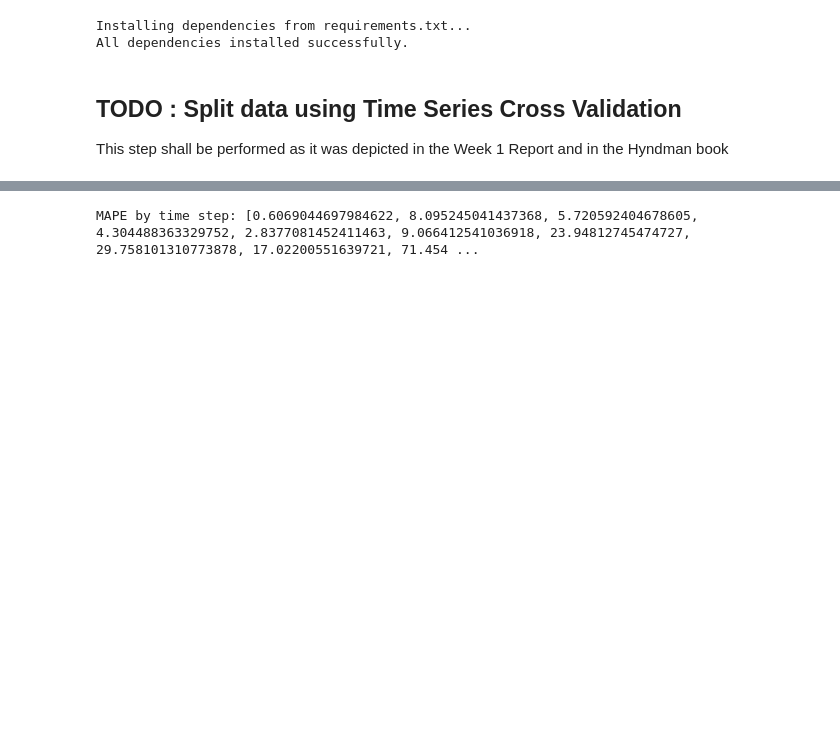
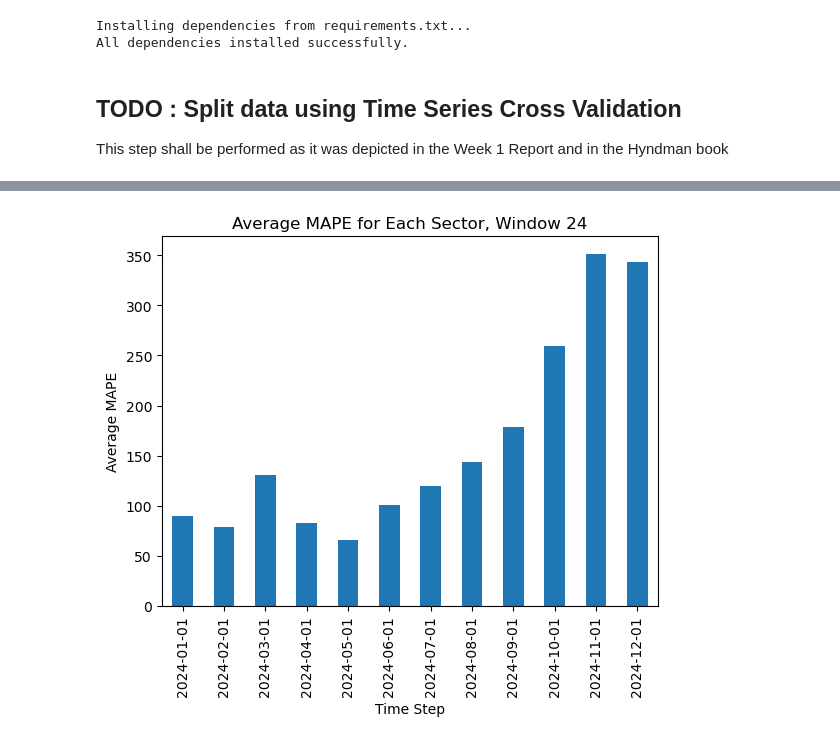
Before and after one commit to alanklin/AA-Capstone, a Jupyter notebook: Code/Notebooks/week6_neural_network.ipynb, the cells around one changed output, grey strips where cells are left out. Drawn from its saved outputs; the diff is of its cells as text; code cells hidden in the pictures; blank space fills up the shorter version.

```diff
--- a/Code/Notebooks/week6_neural_network.ipynb
+++ b/Code/Notebooks/week6_neural_network.ipynb
@@ -178,9 +222,0 @@ array([[0.30925927, 0.14876543, 0.02654321, 0.0037037 , 0.        ,
-# %%
-
-
-# Calculate MAPE for each time step
-mape_by_time_step = mean_absolute_percentage_error(current_sector_actual.values, predictions.flatten())
-
-print(f"MAPE by time step: {mape_by_time_step.tolist()}")
-# %% [output]
-MAPE by time step: [0.6069044697984622, 8.095245041437368, 5.720592404678605, 4.304488363329752, 2.8377081452411463, 9.066412541036918, 23.94812745474727, 29.758101310773878, 17.02200551639721, 71.454 ...
@@ -186,0 +225,12 @@ MAPE by time step: [0.6069044697984622, 8.095245041437368, 5.720592404678605, 4.
+# %%
+# Calculate the average MAPE for each column
+average_MAPE = sector_MAPEs.mean()
+
+# Plot the average MAPE for each column
+average_MAPE.plot(kind='bar')
+plt.title('Average MAPE for Each Sector, Window 24')
+plt.xlabel('Time Step')
+plt.ylabel('Average MAPE')
+plt.show()
+# %% [output]
+[figure, added]
```
Also changed, not shown: parts of 4 cells of this notebook.
